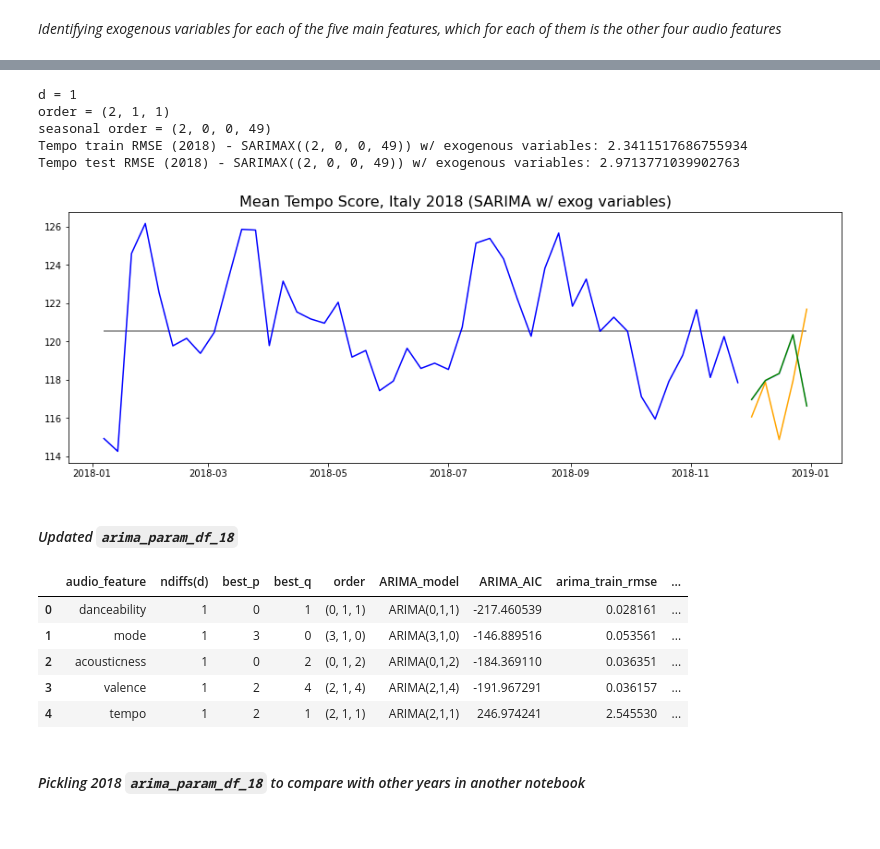
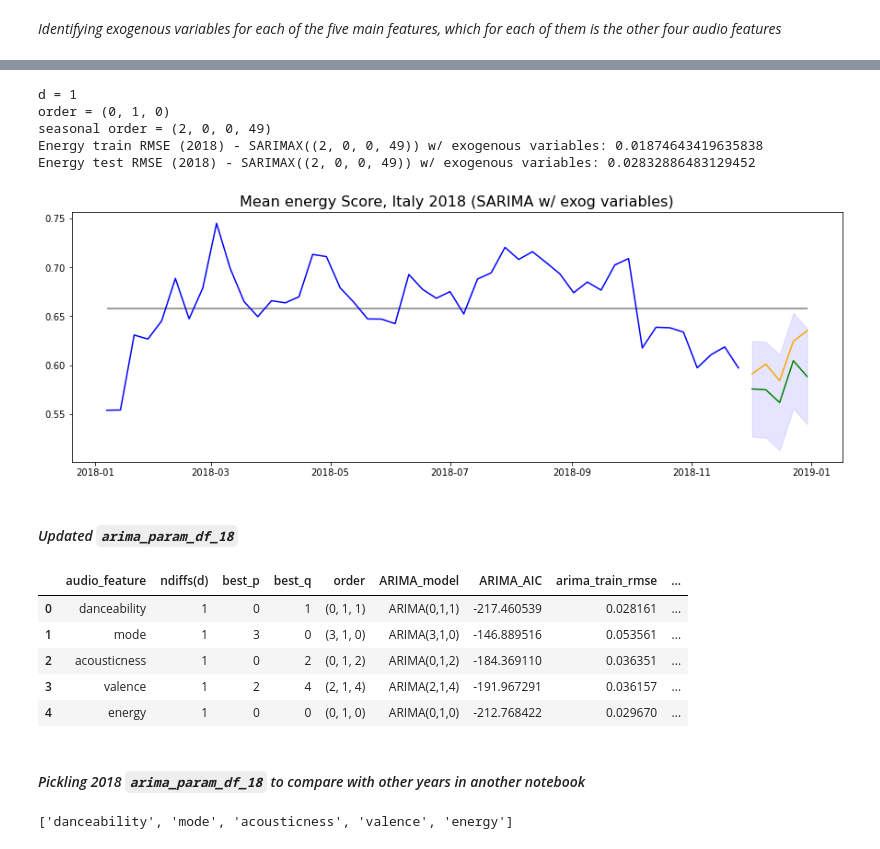
Before and after one commit to EmFib/music_for_the_future, a Jupyter notebook: code/model_benchmarking_2018_custom_d.ipynb, the cells around one changed output, grey strips where cells are left out. Saved outputs shown, nothing was run; the diff lists cells and outputs as text; code cells hidden in the pictures.

```diff
--- a/code/model_benchmarking_2018_custom_d.ipynb
+++ b/code/model_benchmarking_2018_custom_d.ipynb
@@ -663,3 +663,3 @@ five_features
 # %%
-for feature in five_features:
-    find_sarima_parameters(it_rw_18, feature, arima_param_df_18)
+# for feature in five_features:
+#     find_sarima_parameters(it_rw_18, feature, arima_param_df_18)
@@ -700,7 +689,13 @@ arima_param_df_18.loc[arima_param_df_18['audio_feature'] == 'danceability', 'sea
 arima_param_df_18.loc[arima_param_df_18['audio_feature'] == 'mode', 'seasonal_order'] = '1, 0, 1, 52'
 arima_param_df_18.loc[arima_param_df_18['audio_feature'] == 'acousticness', 'seasonal_order'] = '1, 0, 2, 48'
 arima_param_df_18.loc[arima_param_df_18['audio_feature'] == 'valence', 'seasonal_order'] = '0, 0, 1, 49'
-arima_param_df_18.loc[arima_param_df_18['audio_feature'] == 'tempo', 'seasonal_order'] = '2, 0, 0, 49'
+arima_param_df_18.loc[arima_param_df_18['audio_feature'] == 'energy', 'seasonal_order'] = '2, 0, 0, 49'
+# %%
+arima_param_df_18.loc[arima_param_df_18['audio_feature'] == 'danceability', 'seasonal_order_all_data'] = '2, 0, 3, 48'
+arima_param_df_18.loc[arima_param_df_18['audio_feature'] == 'mode', 'seasonal_order_all_data'] = '0, 0, 0, 48'
+arima_param_df_18.loc[arima_param_df_18['audio_feature'] == 'acousticness', 'seasonal_order_all_data'] = '0, 1, 0, 48'
+arima_param_df_18.loc[arima_param_df_18['audio_feature'] == 'valence', 'seasonal_order_all_data'] = '1, 0, 3, 50'
+arima_param_df_18.loc[arima_param_df_18['audio_feature'] == 'energy', 'seasonal_order_all_data'] = '0, 0, 2, 51'
 # %% [markdown]
 #### _Updated `arima_param_df_18`_
 # %%
@@ -915,13 +910,13 @@ def sarima_predict_plot_exog(df, feature, year, param_df, exog_var, title='title
 # %% [markdown]
 _Identifying exogenous variables for each of the five main features, which for each of them is the other four audio features_
 # %%
-five_features = ['danceability', 'mode', 'acousticness', 'valence', 'tempo']
+five_features = ['danceability', 'mode', 'acousticness', 'valence', 'energy']
 
-exog_danceability = ['mode', 'acousticness', 'valence', 'tempo']
-exog_mode = ['danceability', 'acousticness', 'valence', 'tempo']
-exog_acousticness = ['danceability', 'mode', 'valence', 'tempo']
-exog_valence = ['danceability', 'mode', 'acousticness', 'tempo']
-exog_tempo = ['danceability', 'mode', 'acousticness', 'valence']
+exog_danceability = ['mode', 'acousticness', 'valence', 'energy']
+exog_mode = ['danceability', 'acousticness', 'valence', 'energy']
+exog_acousticness = ['danceability', 'mode', 'valence', 'energy']
+exog_valence = ['danceability', 'mode', 'acousticness', 'energy']
+exog_energy = ['danceability', 'mode', 'acousticness', 'valence']
 # %%
 sarima_predict_plot_exog(it_rw_18, 'danceability', 2018, arima_param_df_18, exog_var=exog_danceability, title=f'Mean Danceability Score, Italy 2018 (SARIMA w/ exog variables)')
 # %% [output]
@@ -963,13 +958,13 @@ Valence test RMSE (2018) - SARIMAX((0, 0, 1, 49)) w/ exogenous variables: 0.0269
 [figure]
 # %%
-sarima_predict_plot_exog(it_rw_18, 'tempo', 2018, arima_param_df_18, exog_var=exog_tempo, title=f'Mean Tempo Score, Italy 2018 (SARIMA w/ exog variables)')
+sarima_predict_plot_exog(it_rw_18, 'energy', 2018, arima_param_df_18, exog_var=exog_energy, title=f'Mean energy Score, Italy 2018 (SARIMA w/ exog variables)')
 # %% [output]
 d = 1
-order = (2, 1, 1)
+order = (0, 1, 0)
 seasonal order = (2, 0, 0, 49)
-Tempo train RMSE (2018) - SARIMAX((2, 0, 0, 49)) w/ exogenous variables: 2.3411517686755934
-Tempo test RMSE (2018) - SARIMAX((2, 0, 0, 49)) w/ exogenous variables: 2.9713771039902763
+Energy train RMSE (2018) - SARIMAX((2, 0, 0, 49)) w/ exogenous variables: 0.01874643419635838
+Energy test RMSE (2018) - SARIMAX((2, 0, 0, 49)) w/ exogenous variables: 0.02832886483129452
-[figure, old version]
+[figure, new version]
 # %% [markdown]
 #### _Updated `arima_param_df_18`_
 # %%
@@ -980,7 +975,7 @@ arima_param_df_18
 | 1 | mode | 1 | 3 | 0 | (3, 1, 0) | ARIMA(3,1,0) | -146.889516 | 0.053561 | ... |
 | 2 | acousticness | 1 | 0 | 2 | (0, 1, 2) | ARIMA(0,1,2) | -184.369110 | 0.036351 | ... |
 | 3 | valence | 1 | 2 | 4 | (2, 1, 4) | ARIMA(2,1,4) | -191.967291 | 0.036157 | ... |
-| 4 | tempo | 1 | 2 | 1 | (2, 1, 1) | ARIMA(2,1,1) | 246.974241 | 2.545530 | ... |
+| 4 | energy | 1 | 0 | 0 | (0, 1, 0) | ARIMA(0,1,0) | -212.768422 | 0.029670 | ... |
 # %% [markdown]
 #### _Pickling 2018 `arima_param_df_18` to compare with other years in another notebook_
 # %%
@@ -987,0 +983,4 @@ arima_param_df_18.to_pickle('./metrics/2018_sarima_param_df_custom_d.pkl')
+# %%
+five_features
+# %% [output]
+['danceability', 'mode', 'acousticness', 'valence', 'energy']
```
Also changed, not shown: parts of 20 cells of this notebook, 20 other files.
